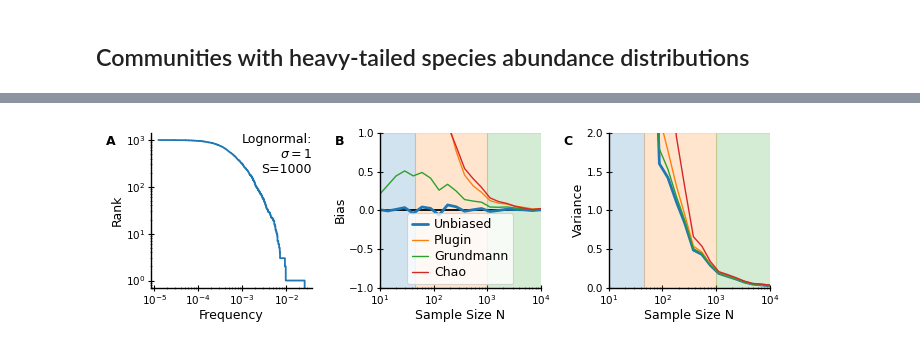
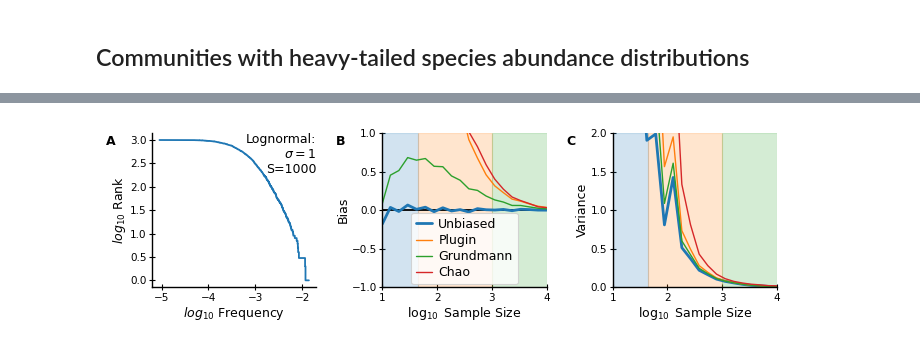
Before and after one commit to andim/pydiver, a Jupyter notebook: pub_simpsonvar/simulated_communities.ipynb, the cells around one changed output, grey strips where cells are left out. Cells and saved outputs as stored; diff of their text form; code cells hidden in the pictures.

```diff
--- a/pub_simpsonvar/simulated_communities.ipynb
+++ b/pub_simpsonvar/simulated_communities.ipynb
@@ -23,9 +23,8 @@ sample_sizes = list(sorted(pd.unique([int(v) for v in np.logspace(np.log10(10),
 nrepetitions = 1000
 
 
-estimators = ['chao', 'plugin', 'grundmann', 'unbiased']
+estimators = ['chao', 'plugin', 'grundmann', 'unbiased', 'poisson']
 nbootstrap_chao = 200
-
 
 Ps = {}
 for params in paramss:
@@ -55,6 +54,7 @@ results_columns = ['alpha', 'k', 'estimator', 'N', 'bias', 'variance', 'theory']
 df = pd.DataFrame(data=data, columns=results_columns)
 df['hatvarvar_norm'] = df['variance']/df['theory']**2
 df['hatvarbias_fraction'] = df['bias']/df['theory']
+df['logN'] = np.log10(df['N'])
 # %%
 estimator_to_label = {
     'poisson' : 'Poisson',
@@ -119,9 +118,9 @@ estimators = ['unbiased',
 fig, axes = plt.subplots(figsize=(7.0, 2.2), ncols=3, nrows=1, sharex=False)
 k, alpha = 1000, 1.0
 plot_dirichlet(axes, alpha, k, estimators)
-
-axes[0].set_xlim(4e-5)
+axes[0].set_xlim(np.log10(4e-5))
 
 pp.label_axes(fig, xy=(-0.26, 1.0))
 fig.tight_layout()
+fig.savefig('svgs/fig2.svg')
 # %% [output]
@@ -138,8 +137,9 @@ for i, (alpha, k) in enumerate((paramss[0], paramss[2])):
     plot_dirichlet(axes, alpha, k, estimators)
 
 for ax in axes_arr[:, 0]:
-    ax.set_xlim(1e-5, 1e-1)
+    ax.set_xlim(np.log10(1e-5), np.log10(1e-1))
 
 pp.label_axes(fig, xy=(-0.28, 0.99))
 fig.tight_layout()
+fig.savefig('svgs/figS1.svg')
 # %% [output]
@@ -201,6 +204,7 @@ for name, P in Ps_other.items():
 df = pd.DataFrame(data=data, columns=results_columns)
 df['hatvarvar_norm'] = df['variance']/df['theory']**2
 df['hatvarbias_fraction'] = df['bias']/df['theory']
+df['logN'] = np.log10(df['N'])
 # %%
 fig, axes = plt.subplots(figsize=(7.0, 2.2), ncols=3, nrows=1, sharex=False)
 
@@ -260,49 +265,50 @@ fig, axes = plt.subplots(figsize=(7.0, 2.2), ncols=3, nrows=1, sharex=False)
 P = Plognormal
 name = 'lognormal'
 
-pp.rankfrequency(P, ax=axes[0])
-axes[0].set_xlabel('Frequency')
-axes[0].set_ylabel('Rank')
+pp.rankfrequency(P, ax=axes[0], transform_x=np.log10, transform_y=np.log10, log_x=False, log_y=False)
+axes[0].set_xlabel('$log_{10}$ Frequency')
+axes[0].set_ylabel('$log_{10}$ Rank')
 axes[0].text(1, 1, 'Lognormal:\n'+r'$\sigma = 1$'+'\n'+rf'S={k}',
              va='top', ha='right',
              transform=axes[0].transAxes)
 
 axes[1].axhline(0.0, c='k')
 for ax in axes[1:]:
     Nma = (2*k)**.5
-    ax.axvspan(min(sample_sizes), Nma, alpha=.2, color='C0')
-    ax.axvspan(Nma, k, alpha=.2, color='C1')
-    ax.axvspan(k, max(sample_sizes), alpha=.2, color='C2')
+    ax.axvspan(np.log10(min(sample_sizes)), np.log10(Nma), alpha=.2, color='C0')
+    ax.axvspan(np.log10(Nma), np.log10(k), alpha=.2, color='C1')
+    ax.axvspan(np.log10(k), np.log10(max(sample_sizes)), alpha=.2, color='C2')
 for i, estimator in enumerate(estimators):
     mask = (df['estimator'] == estimator) & (df['name'] == name)
-    df[mask].plot(x='N',
+    df[mask].plot(x='logN',
                     y='hatvarvar_norm',
                     kind='line',
-                    logx=True,
+                    logx=False,
                     logy=False,
                     ax=axes[2],
                     lw=2 if estimator=='unbiased' else 1,
                     c='C'+str(i),
                     label=estimator_to_label[estimator])
-    df[mask].plot(x='N',
+    df[mask].plot(x='logN',
                     y='hatvarbias_fraction',
                     kind='line',
-                    logx=True,
+                    logx=False,
                     ax=axes[1],
                     lw=2 if estimator=='unbiased' else 1,
                     c='C'+str(i),
                     label=estimator_to_label[estimator])
 axes[2].set_ylabel('Variance')
 axes[1].set_ylabel('Bias')
 for ax in axes[1:]:
-    ax.set_xlabel('Sample Size N')
-    ax.set_xlim(min(sample_sizes), max(sample_sizes))
+    ax.set_xlabel('$\log_{10}$ Sample Size')
+    ax.set_xlim(np.log10(min(sample_sizes)), np.log10(max(sample_sizes)))
 axes[1].set_ylim(-1, 1.0)
 axes[2].set_ylim(0.0, 2.0)
 axes[1].legend(frameon=True, ncol=1, loc='lower center', fontsize='medium')
 axes[2].get_legend().remove()
 
 pp.label_axes(fig, xy=(-0.28, 0.99))
 fig.tight_layout()
+fig.savefig('svgs/figS2.svg')
 # %% [output]
-[figure, old version]
+[figure, new version]
```
Also changed, not shown: parts of 5 cells of this notebook, 16 other files.
